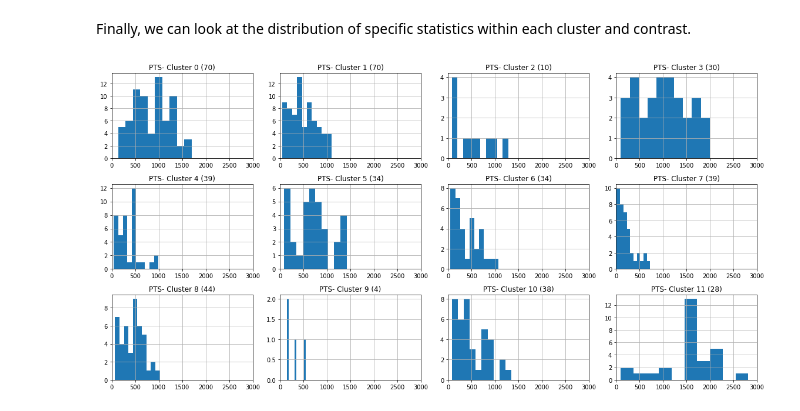
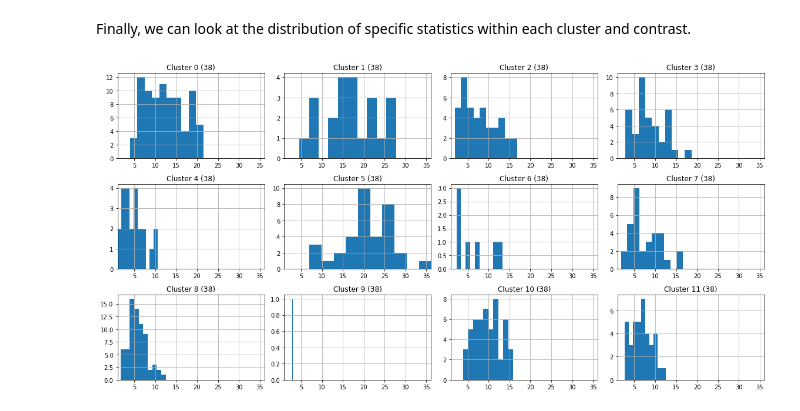
Before and after one commit to arifaulakh/FIBA_Player_Styles, a Jupyter notebook: Standardized_Clusters.ipynb, the cells around one changed output. Drawn from its saved outputs; the diff is of its cells as text; code cells hidden in the pictures.

Commit message:
Standardized clusters notebook: pie chart colours, charts

```diff
--- a/Standardized_Clusters.ipynb
+++ b/Standardized_Clusters.ipynb
@@ -33,7 +39,7 @@ print(list(df.columns))
 
 Here, we create a list of the columns we want to use as parameters to the clustering alrogithm, called `cols_to_keep`. We ensure that none of these columns contain missing values.
 # %%
-cols_to_keep = ['USG%', 'Tor%', 'TS%', 'PTSP36', 'ASTP36', 'REBP36', 'BLKP36', 'TOVP36', 'STLP36', 'O/DRTG', '3/2FGA', '%FTA']
+cols_to_keep = ['USG%', 'Tor%', 'TS%', 'PTSP36', 'ASTP36', 'REBP36', 'BLKP36', 'TOVP36', 'STLP36', '3/2FGA', '%FTA']
 cluster_df = df[cols_to_keep]
 cluster_df.isnull().sum().sum()
 # %% [output]
@@ -120,7 +126,8 @@ plt.show()
 
 We can now look at the relative size of each cluster.
 # %%
-test_model = KMeans(n_clusters = 12, random_state = 1)
+num_clusters = 12
+test_model = KMeans(n_clusters = num_clusters, random_state = 1)
 test_model.fit(num_data)
 df['Cluster'] = test_model.labels_
 df['Cluster'].value_counts()
@@ -191,0 +156,11 @@ array([<matplotlib.axes._subplots.AxesSubplot object at 0x...>,
+# %%
+colours = {'G': 'C0', 'F': 'C1', 'C': 'C2'}
+plt.subplots(3, 4, figsize=(10, 8))
+for i in range(num_clusters):
+    plt.subplot(3, 4, i+1)
+    counts = df[df['Cluster'] == i]['POS'].value_counts()
+    labels = list(counts.index)
+    counts.plot.pie(labels=labels, colors=[colours[key] for key in labels])
+    plt.title("Cluster " + str(i) + " (" + str(counts.sum()) + ")")
+plt.tight_layout()
+plt.show()
@@ -191,0 +169,5 @@ array([<matplotlib.axes._subplots.AxesSubplot object at 0x...>,
+# %%
+for i in range(10):
+    print("Cluster "+ str(i))
+    print(df[df['Cluster'] == i]['FULL NAME'].values[:])
+    print()
@@ -192,14 +192,15 @@ array([<matplotlib.axes._subplots.AxesSubplot object at 0x...>,
 # %% [markdown]
 Finally, we can look at the distribution of specific statistics within each cluster and contrast.
 # %%
-stat = 'PTS'
-plt.figure(figsize=(16,8))
-for i in range(12):
+stat = 'PPG'
+plt.subplots(3, 4, figsize=(16, 8))
+for i in range(num_clusters):
     plt.subplot(3, 4, i+1)
-    plt.title(stat + "- Cluster " + str(i) + " (" + str(len(df[df['Cluster'] == i])) + ")")
-    plt.xlim(0, 3000)
-    plt.tight_layout()
-    df[df['Cluster'] == i][stat].hist()
+    stats = df[df['Cluster'] == i][stat]
+    stats.hist()
+    plt.title("Cluster " + str(i) + " (" + str(counts.sum()) + ")")
+    plt.xlim(df[stat].min(), df[stat].max())
+plt.tight_layout()
 plt.show()
 # %% [output]
-[figure, old version]
+[figure, new version]
```
Also changed, not shown: parts of 15 cells of this notebook.
